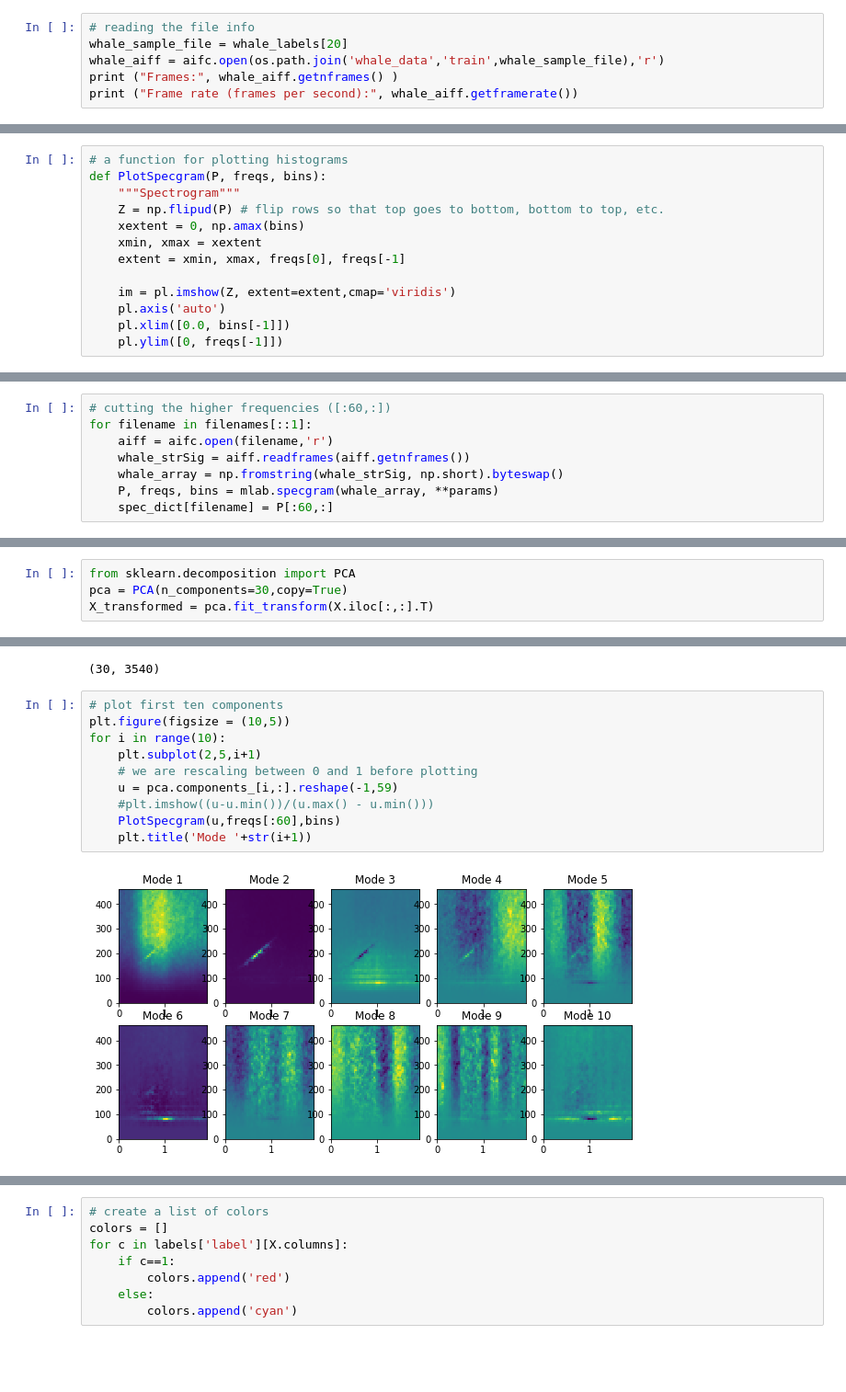
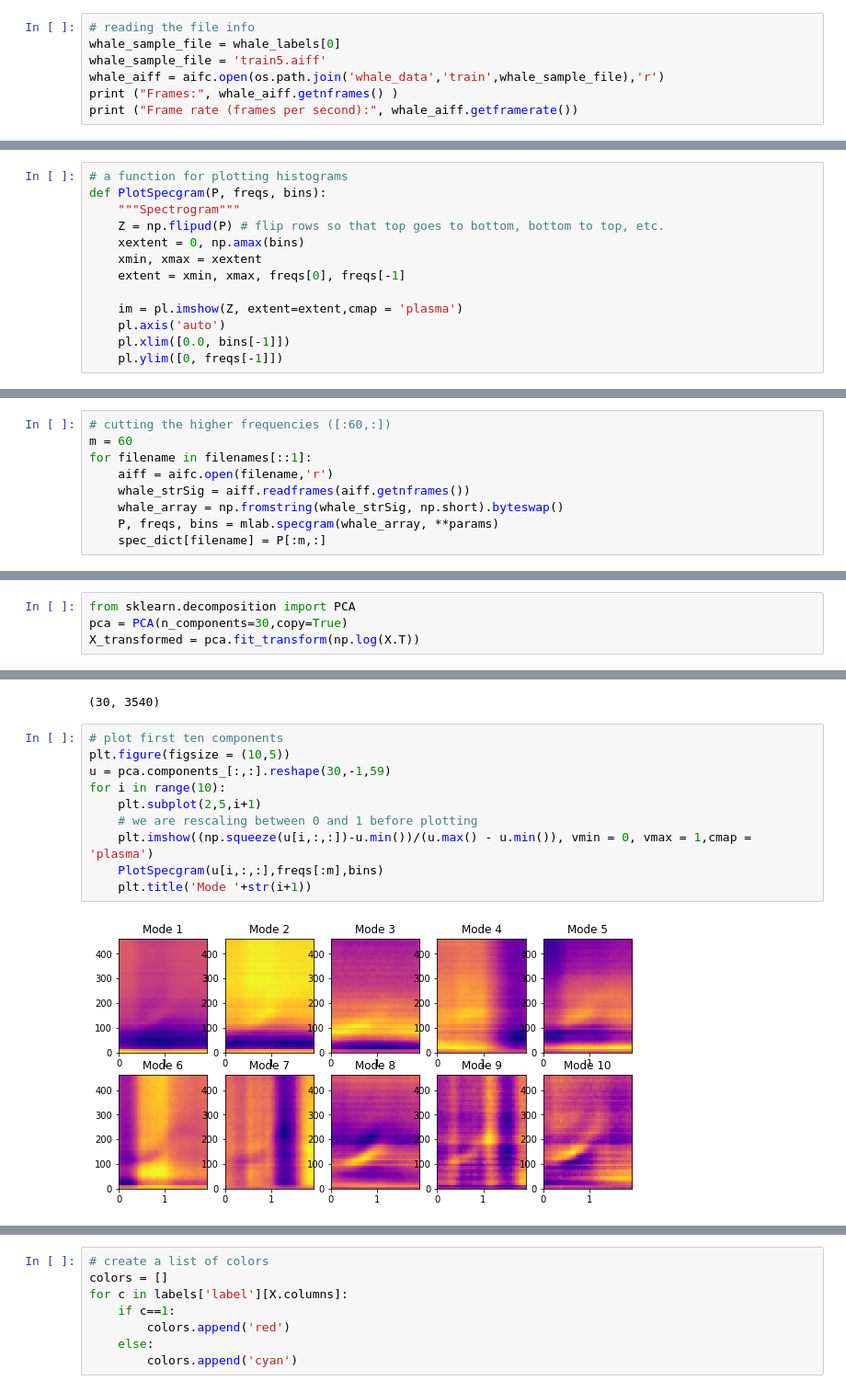
Before and after one commit to oceanhackweek/ohw2018_tutorials, a Jupyter notebook: day4/data-mining/WhaleSoundMining.ipynb, the cells around one changed output, grey strips where cells are left out. Shown at 92% size. Saved outputs shown, nothing was run; the diff lists cells and outputs as text; blank space fills up the shorter version.

```diff
--- a/day4/data-mining/WhaleSoundMining.ipynb
+++ b/day4/data-mining/WhaleSoundMining.ipynb
@@ -67,7 +82,8 @@ There are 7027 calls.
 Let's look at one of those files.
 # %%
 # reading the file info
-whale_sample_file = whale_labels[20]
+whale_sample_file = whale_labels[0]
+whale_sample_file = 'train5.aiff'
 whale_aiff = aifc.open(os.path.join('whale_data','train',whale_sample_file),'r')
 print ("Frames:", whale_aiff.getnframes() )
 print ("Frame rate (frames per second):", whale_aiff.getframerate())
@@ -93,7 +117,7 @@ def PlotSpecgram(P, freqs, bins):
     xmin, xmax = xextent
     extent = xmin, xmax, freqs[0], freqs[-1]
 
-    im = pl.imshow(Z, extent=extent,cmap='viridis')
+    im = pl.imshow(Z, extent=extent,cmap = 'plasma')
     pl.axis('auto')
     pl.xlim([0.0, bins[-1]])
     pl.ylim([0, freqs[-1]])
@@ -112,10 +136,11 @@ P.shape
 spec_dict = {}
 # %%
 # cutting the higher frequencies ([:60,:])
+m = 60
 for filename in filenames[::1]:
     aiff = aifc.open(filename,'r')
     whale_strSig = aiff.readframes(aiff.getnframes())
     whale_array = np.fromstring(whale_strSig, np.short).byteswap()
     P, freqs, bins = mlab.specgram(whale_array, **params)
-    spec_dict[filename] = P[:60,:]
+    spec_dict[filename] = P[:m,:]
 # %% [markdown]
@@ -143,7 +182,7 @@ We can now represent each signal with its spectrogram, which can be treated as a
 # %%
 from sklearn.decomposition import PCA
 pca = PCA(n_components=30,copy=True)
-X_transformed = pca.fit_transform(X.iloc[:,:].T)
+X_transformed = pca.fit_transform(np.log(X.T))
 # %% [markdown]
 The resulting dimensions are:
 # %%
@@ -165,12 +202,12 @@ pca.components_.shape
 # %%
 # plot first ten components
 plt.figure(figsize = (10,5))
+u = pca.components_[:,:].reshape(30,-1,59)
 for i in range(10):
     plt.subplot(2,5,i+1)
     # we are rescaling between 0 and 1 before plotting
-    u = pca.components_[i,:].reshape(-1,59)
-    #plt.imshow((u-u.min())/(u.max() - u.min()))
-    PlotSpecgram(u,freqs[:60],bins)
+    plt.imshow((np.squeeze(u[i,:,:])-u.min())/(u.max() - u.min()), vmin = 0, vmax = 1,cmap = 'plasma')
+    PlotSpecgram(u[i,:,:],freqs[:m],bins)
     plt.title('Mode '+str(i+1))
 # %% [output]
-[figure, old version]
+[figure, new version]
```
Also changed, not shown: parts of 78 cells of this notebook.
